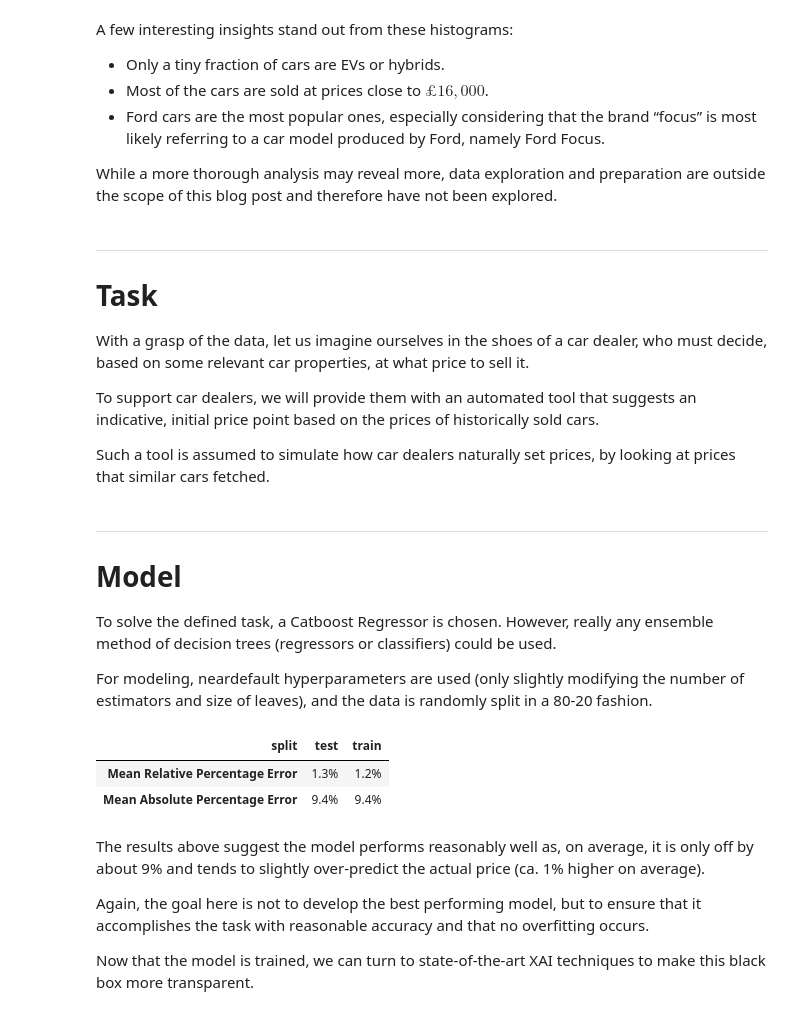
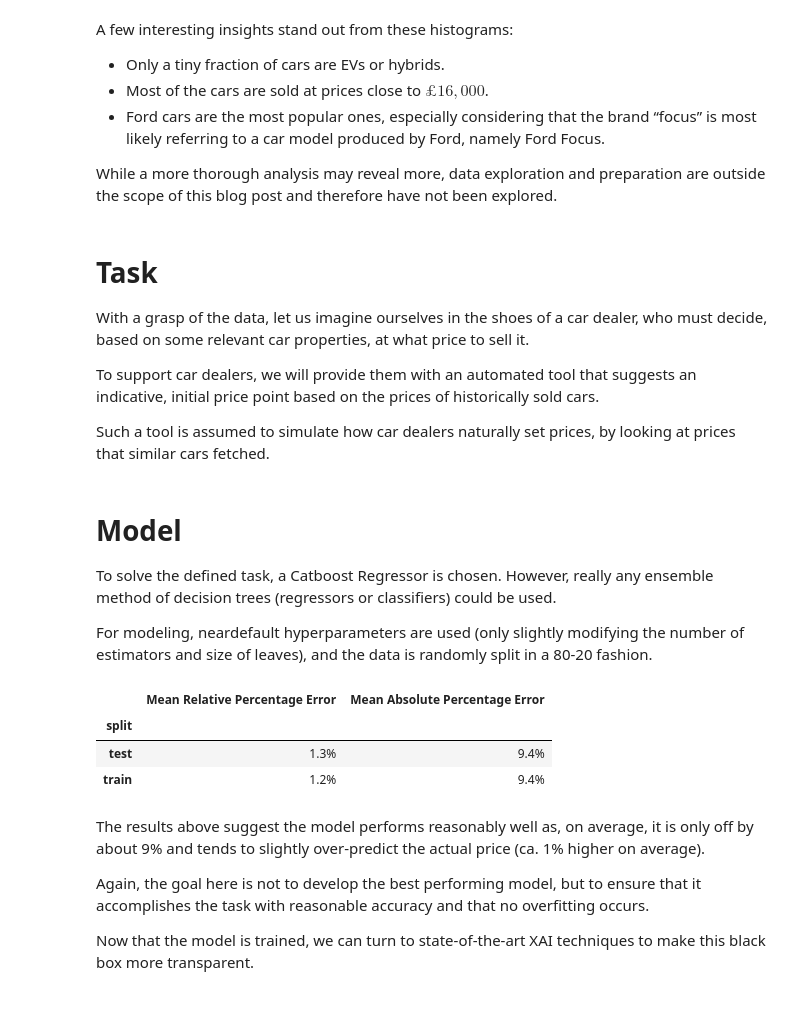
Before and after one commit to calyptis/LeafSim, a Jupyter notebook: notebooks/LeafSim.ipynb, the cells around one changed output. Cells and saved outputs as stored; diff of their text form; code cells hidden in the pictures.

```diff
--- a/notebooks/LeafSim.ipynb
+++ b/notebooks/LeafSim.ipynb
@@ -203,7 +239,6 @@ A few interesting insights stand out from these histograms:
 
 While a more thorough analysis may reveal more, data exploration and preparation are outside the scope of this blog post and therefore have not been explored.
 # %% [markdown]
-------
 # Task
 
 With a grasp of the data, let us imagine ourselves in the shoes of a car dealer, who must decide, based on some relevant car properties, at what price to sell it.
@@ -212,7 +247,6 @@ To support car dealers, we will provide them with an automated tool that suggest
 
 Such a tool is assumed to simulate how car dealers naturally set prices, by looking at prices that similar cars fetched.
 # %% [markdown]
-------
 # Model
 
 To solve the defined task, a Catboost Regressor is chosen. However, really any ensemble method of decision trees (regressors or classifiers) could be used.
@@ -268,28 +305,24 @@ for ds in [df_train, df_test]:
 # %%
 (
     pd.concat((df_train.assign(split="train"), df_test.assign(split="test")))
     .groupby("split")
     .agg(
         mepe=("relative_percentage_error", "mean"),
         mape=("absolute_percentage_error", "mean"),
     )
     .rename(
         columns={
             "mepe": "Mean Relative Percentage Error",
             "mape": "Mean Absolute Percentage Error",
         }
     )
-    .T.style.format(
-        {
-            "test": lambda x: "{:.1f}%".format(x * 100),
-            "train": lambda x: "{:.1f}%".format(x * 100),
-        }
-    )
+    .applymap(lambda x: "{:.1f}%".format(x * 100))
 )
 # %% [output]
-| split | test | train |
-| Mean Relative Percentage Error | 1.3% | 1.2% |
-| Mean Absolute Percentage Error | 9.4% | 9.4% |
+|  | Mean Relative Percentage Error | Mean Absolute Percentage Error |
+| split |  |  |
+| test | 1.3% | 9.4% |
+| train | 1.2% | 9.4% |
 # %% [markdown]
 The results above suggest the model performs reasonably well as, on average, it is only off by about 9% and tends to slightly over-predict the actual price (ca. 1% higher on average).
 
```
Also changed, not shown: parts of 44 cells of this notebook.
